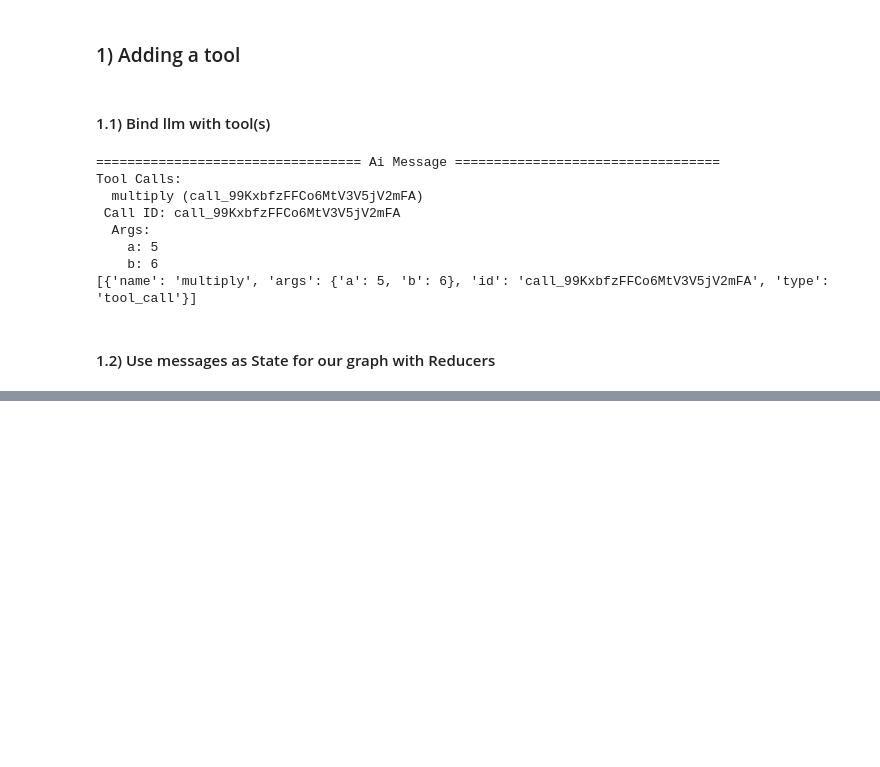
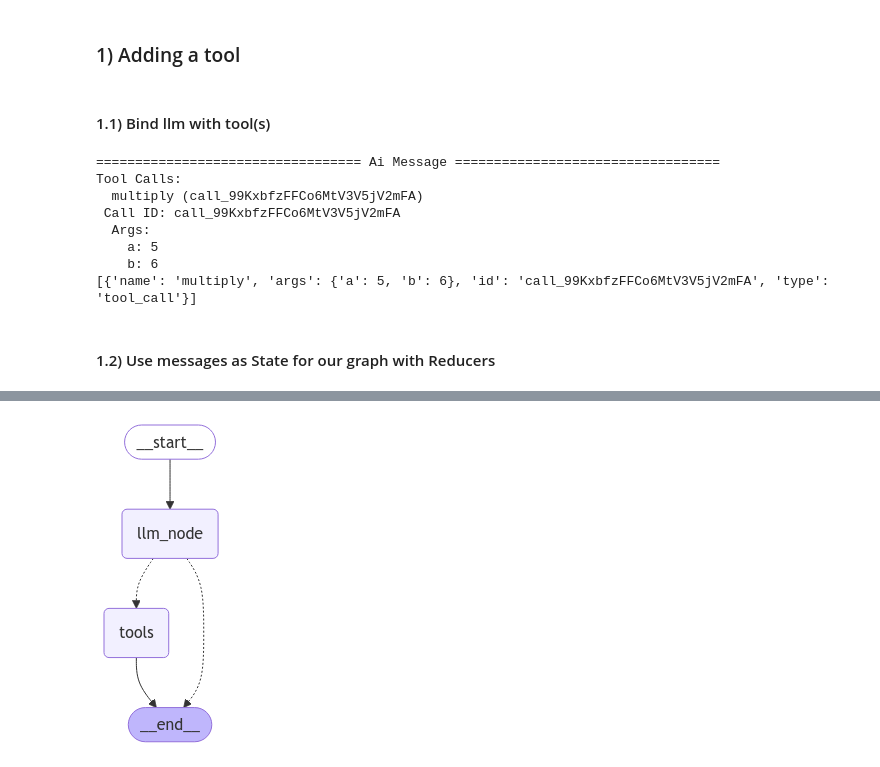
Before and after one commit to chirantansaha-22/Generative_AI, a Jupyter notebook: src/langgraph/chain_agents.ipynb, the cells around one changed output, grey strips where cells are left out. Drawn from its saved outputs; the diff is of its cells as text; code cells hidden in the pictures; blank space fills up the shorter version.

Commit message:
router: using the tools to provide the response

```diff
--- a/src/langgraph/chain_agents.ipynb
+++ b/src/langgraph/chain_agents.ipynb
@@ -94,6 +94,7 @@ from langchain_core.messages import AnyMessage, HumanMessage, AIMessage
 from typing_extensions import TypedDict
 from typing import Annotated
 from IPython.display import display, Image
+from colorama import Fore, Style
 
 class MyState(TypedDict):
     messages: Annotated[list[AnyMessage],add_messages]
@@ -117,10 +118,18 @@ graph = graph_builder.compile()
 
 display(Image(graph.get_graph().draw_mermaid_png()))
 
+print(f"{Fore.RED}Case 1: Invoking the graph such that the graph does not need to use the tool.{Style.RESET_ALL}\n")
 response = graph.invoke({"messages": HumanMessage(content="Hi I am Chirantan!")})
 print(response)
 
 for message in response["messages"]:
     message.pretty_print()
+
+print(f"{Fore.RED}Case 2: Invoking the graph such that the graph does not need to use the tool.{Style.RESET_ALL}\n")
+response2 = graph.invoke({"messages": HumanMessage(content="What is 3 multiplied by 15?")})
+print(response2)
+
+for message in response2["messages"]:
+    message.pretty_print()
 # %% [output]
 [figure]
@@ -133,0 +158,58 @@ Hello Chirantan! How can I assist you today?
+# %%
+from langgraph.graph import StateGraph, START, END
+from langgraph.graph.message import add_messages
+from langchain_core.messages import AnyMessage, HumanMessage, AIMessage
+#from typing_extensions import TypedDict
+from typing import Annotated
+from IPython.display import display, Image
+from colorama import Fore, Style
+
+## Adding some additional imoprt statements to the code to use the pre built MessagesState that has a key "messages".
+# Since the usage of a list of messages is so common, langgraph has provided a pre-built MessagesState along with teh reducer function.
+# If we need any other key apart from "message, that can be added"
+
+from langgraph.graph.message import MessagesState
+from langgraph.prebuilt import ToolNode, tools_condition
+
+class MyState(MessagesState):
+    # messages: Annotated[list[AnyMessage],add_messages]
+    pass
+
+
+# Node
+# Defining a node(which is an LLM defined in step 1.1 using our State)
+def llm_node(state):
+    return {"messages":llm_with_tools.invoke(state["messages"] )}
+
+
+graph_builder = StateGraph(MyState)
+
+graph_builder.add_node("llm_node",llm_node)
+graph_builder.add_node("tools",ToolNode([multiply]))
+
+
+graph_builder.add_edge(START,"llm_node")
+graph_builder.add_conditional_edges("llm_node",tools_condition)
+# If the latest message (result) from assistant is a tool call -> tools_condition routes to tools
+# If the latest message (result) from assistant is a not a tool call -> tools_condition routes to END
+graph_builder.add_edge("tools",END)
+
+graph = graph_builder.compile()
+
+display(Image(graph.get_graph().draw_mermaid_png()))
+
+print(f"{Fore.RED}Case 1: Invoking the graph such that the graph does not need to use the tool.{Style.RESET_ALL}\n")
+response = graph.invoke({"messages": HumanMessage(content="Hi I am Chirantan!")})
+print(response)
+
+for message in response["messages"]:
+    message.pretty_print()
+
+print(f"{Fore.RED}Case 2: Invoking the graph such that the graph does not need to use the tool.{Style.RESET_ALL}\n")
+response2 = graph.invoke({"messages": HumanMessage(content="What is 3 multiplied by 15?")})
+print(response2)
+
+for message in response2["messages"]:
+    message.pretty_print()
+# %% [output]
+[figure, added]
```
Also changed, not shown: parts of 3 cells of this notebook.
